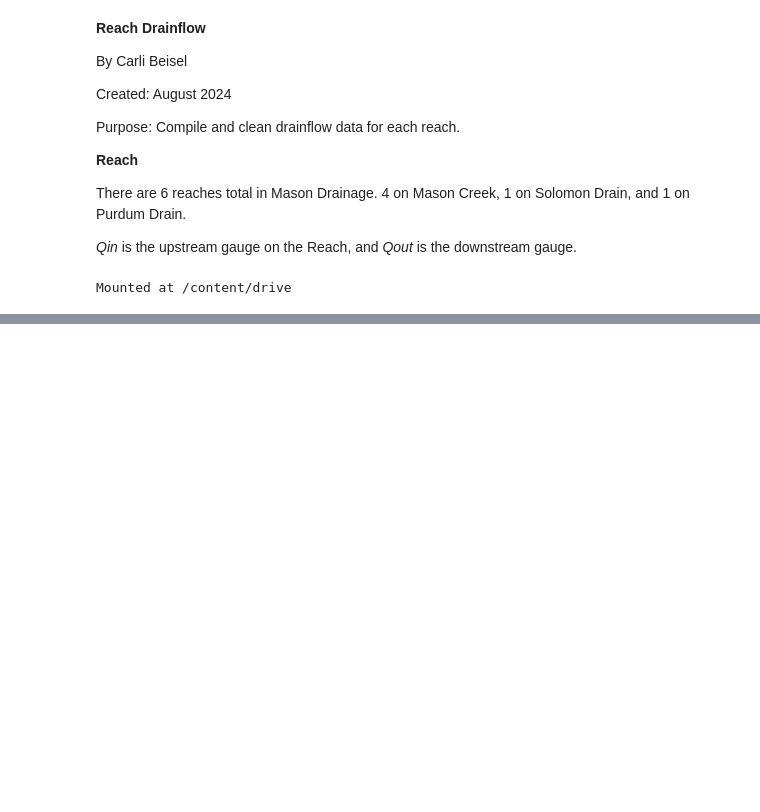
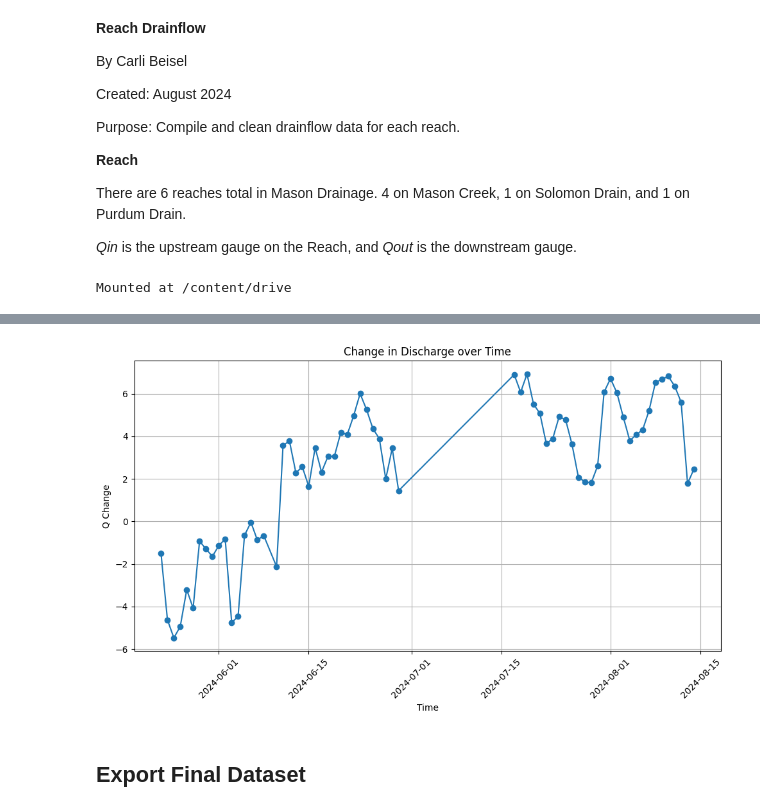
Before and after one commit to carlibeisel/mason_water_budget, a Jupyter notebook: reach_drainflow.ipynb, the cells around one changed output, grey strips where cells are left out. Drawn from its saved outputs; the diff is of its cells as text; code cells hidden in the pictures; blank space fills up the shorter version.

```diff
--- a/reach_drainflow.ipynb
+++ b/reach_drainflow.ipynb
@@ -97,3 +147,46 @@ KeyError: 'Purdum at Phyllis'
+# %%
+# ---------------- #
+#   Solomon Reach
+# ---------------- #
+
+# Solomon Reach (Solomon Drain at Highline Canal --> Solomon Drain at Marble Front Road)
+solomon_qin = df[df['Gauge'] == "Solomon drain at highline"][['Time', 'Flow']].rename(columns={'Flow': 'q_in'})
+solomon_qout = df[df['Gauge'] == "Solomon Drain at marble front"][['Time', 'Flow']].rename(columns={'Flow': 'q_out'})
+
+solomon= pd.merge(solomon_qin, solomon_qout, on='Time', how='inner')
+solomon['q_diff'] = solomon['q_in'] - solomon['q_out'] #calculate the difference
+
+solomon.to_csv('/content/drive/MyDrive/Data/Mason/drainflow/reach_drainflow/solomon_flow.csv', index=False)
+
+# janky figure
+import matplotlib.pyplot as plt
+import matplotlib.dates as mdates
+
+
+# Ensure 'Time' column is in datetime format
+solomon['Time'] = pd.to_datetime(solomon['Time'])
+
+# Plotting q_diff over time
+plt.figure(figsize=(10, 6))
+plt.plot(solomon['Time'], solomon['q_diff'], marker='o', linestyle='-')
+plt.title('Change in Discharge over Time')
+plt.xlabel('Time')
+plt.ylabel('Q Change')
+plt.grid(True)
+
+# Set x-axis major locator and formatter to handle the time correctly
+plt.gca().xaxis.set_major_locator(mdates.AutoDateLocator(maxticks=10))  # Adjust maxticks for desired number of ticks
+plt.gca().xaxis.set_major_formatter(mdates.DateFormatter('%Y-%m-%d'))  # Format x-ticks as dates
+
+plt.xticks(rotation=45)
+plt.tight_layout()
+
+# Display the plot
+plt.show()
+# %% [output]
+[figure, added]
+# %% [markdown]
+## Export Final Dataset
 # %%
 ## -------------------------------- ##
 ##      Export Final Datasets       ##
```
Also changed, not shown: parts of 13 cells of this notebook.
